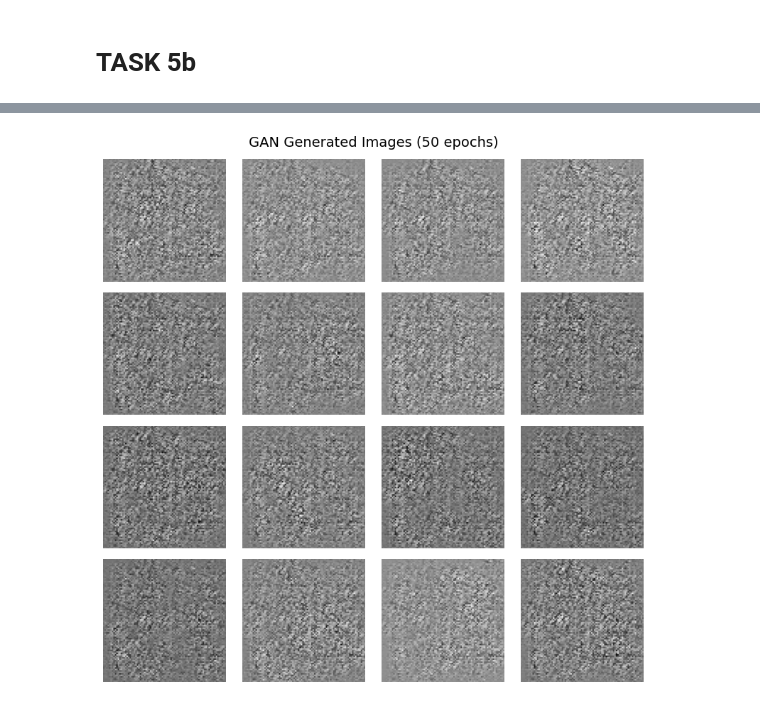
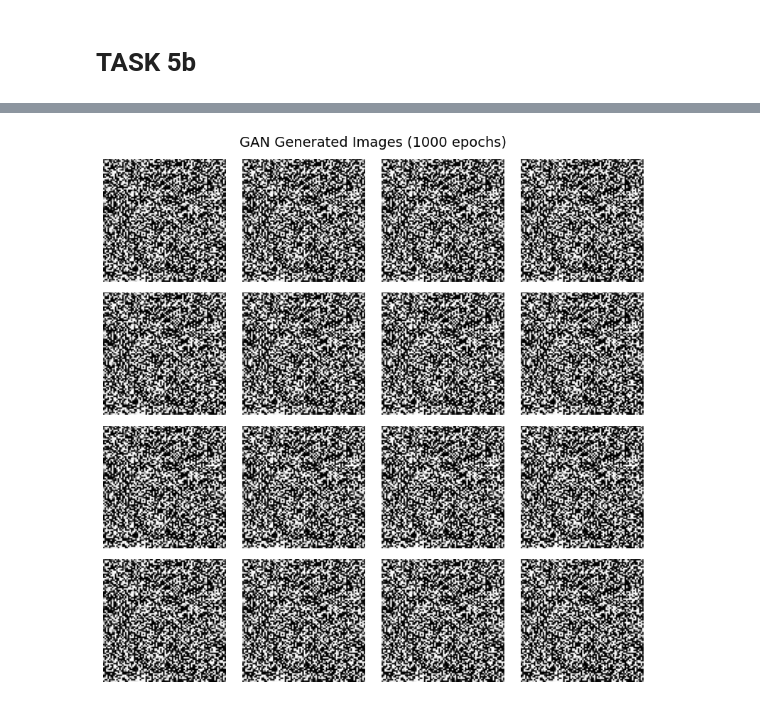
Before and after one commit to Musyoka7/Machine-Learning-Course-work-, a Jupyter notebook: notebooks/Code.ipynb, the cells around one changed output, grey strips where cells are left out. Saved outputs shown, nothing was run; the diff lists cells and outputs as text; code cells hidden in the pictures.

```diff
--- a/notebooks/Code.ipynb
+++ b/notebooks/Code.ipynb
@@ -1539,18 +1556,18 @@ GAN training complete!
 # %%
 # Visualise generated images
 import matplotlib.pyplot as plt
 # Generate 16 fake images
 noise = np.random.normal(0, 1, (16, latent_dim))
 generated_images = generator.predict(noise, verbose=0)
 # Rescale from [-1, 1] to [0, 1] for display
 generated_images = (generated_images + 1) / 2
 # Plot
 fig, axes = plt.subplots(4, 4, figsize=(8, 8))
-fig.suptitle('GAN Generated Images (50 epochs)', fontsize=14)
+fig.suptitle('GAN Generated Images (1000 epochs)', fontsize=14)
 for i, ax in enumerate(axes.flatten()):
     ax.imshow(generated_images[i, :, :, 0], cmap='gray')
     ax.axis('off')
 plt.tight_layout()
 plt.show()
 # %% [output]
-[figure, old version]
+[figure, new version]
```
Also changed, not shown: parts of 28 cells of this notebook.
